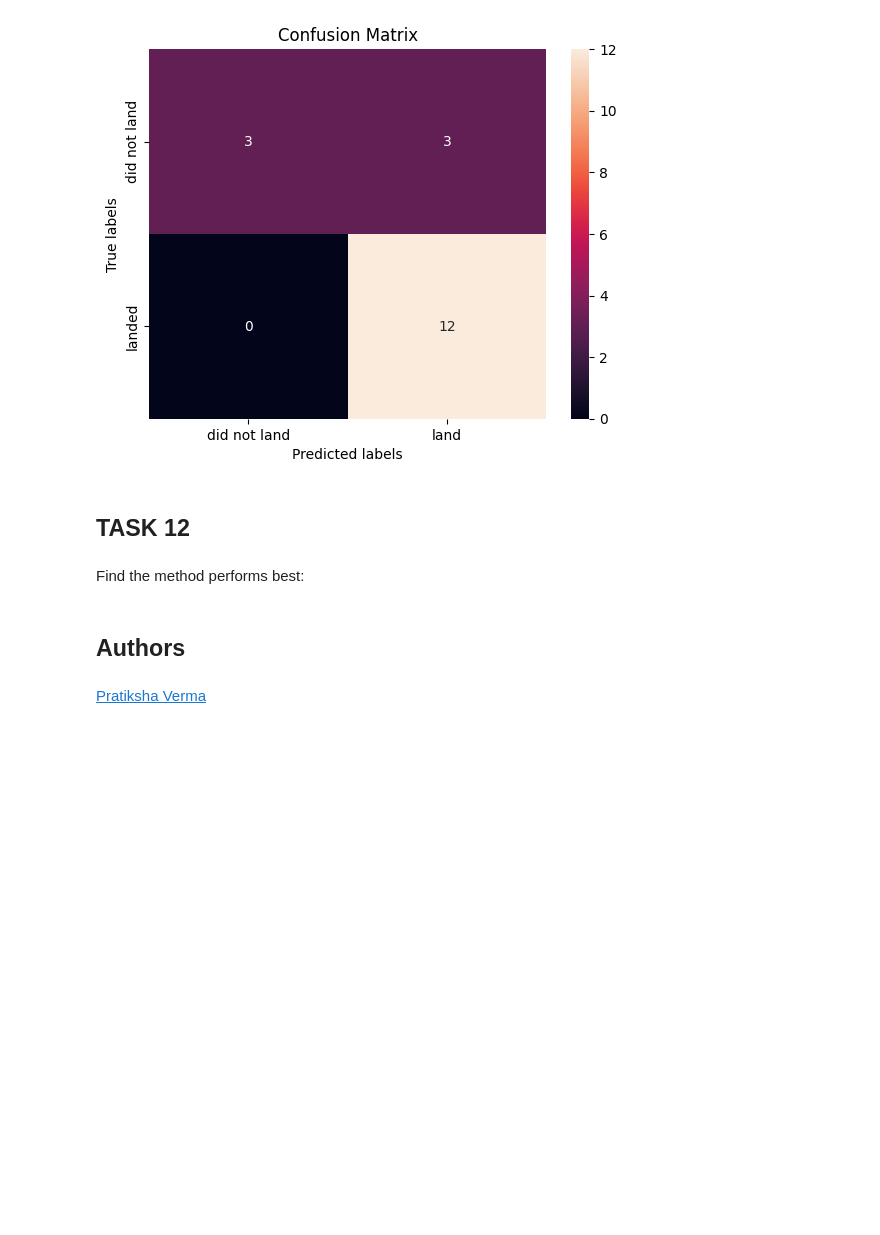
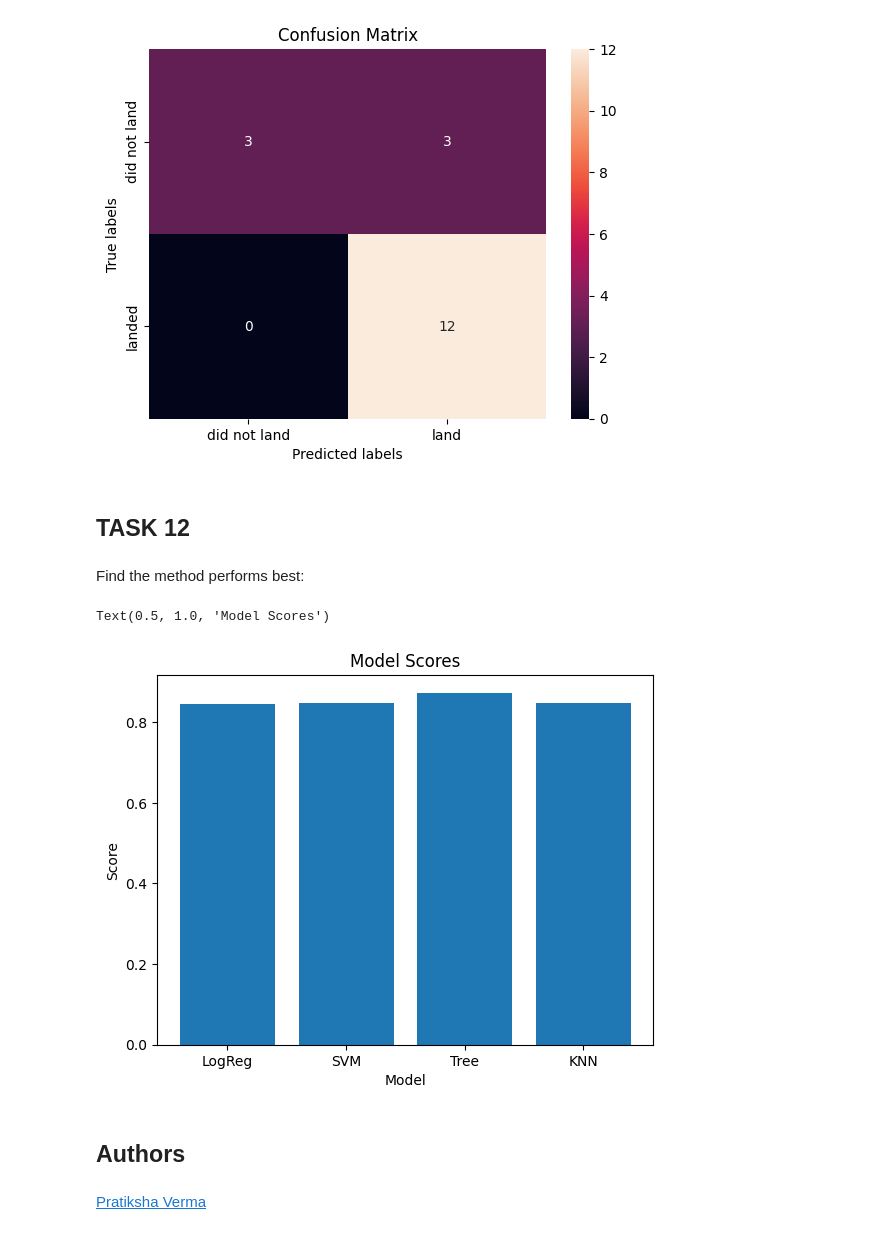
Before and after one commit to puniusa/ibm-ds-capstone, a Jupyter notebook: SpaceX_Machine Learning Prediction_Part_5.ipynb, the cells around one changed output. Saved outputs shown, nothing was run; the diff lists cells and outputs as text; code cells hidden in the pictures; blank space fills up the shorter version.

```diff
--- a/SpaceX_Machine Learning Prediction_Part_5.ipynb
+++ b/SpaceX_Machine Learning Prediction_Part_5.ipynb
@@ -363,3 +361,13 @@ DecisionTreeClassifier
+# %%
+models = ['LogReg', 'SVM', 'Tree', 'KNN']
+accuracies = [logreg_cv.best_score_, svm_cv.best_score_, tree_cv.best_score_, knn_cv.best_score_]
+plt.bar(models, accuracies)
+plt.xlabel("Model")
+plt.ylabel("Score")
+plt.title("Model Scores")
+# %% [output]
+Text(0.5, 1.0, 'Model Scores')
+[figure, added]
 # %% [markdown]
 ## Authors
 # %% [markdown]
```
Also changed, not shown: parts of 4 cells of this notebook.
